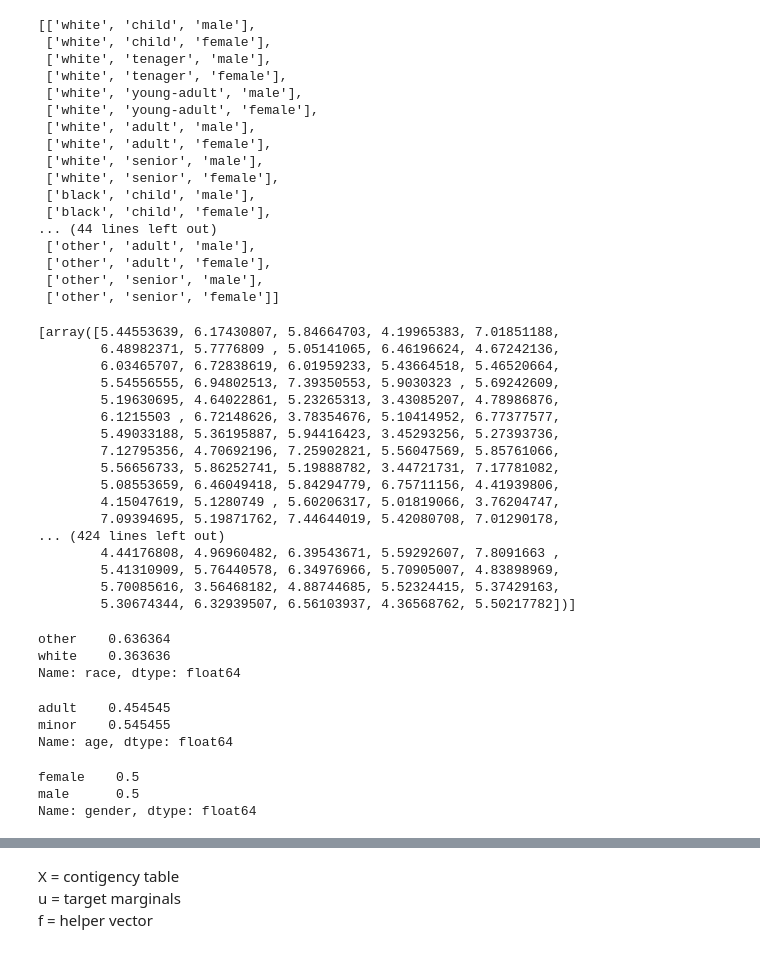
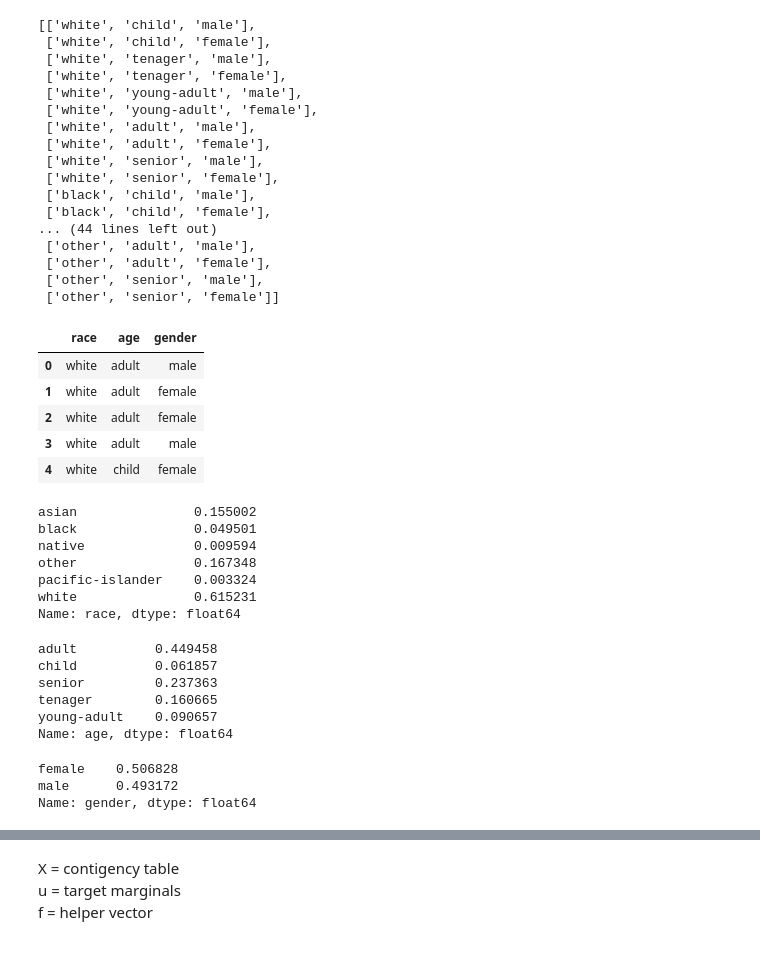
Before and after one commit to abuudarda/synthetic-population-simulation, a Jupyter notebook: Multidimensional_IPF_1.ipynb, the cells around one changed output, grey strips where cells are left out. Saved outputs shown, nothing was run; the diff lists cells and outputs as text; code cells hidden in the pictures.

```diff
--- a/Multidimensional_IPF_1.ipynb
+++ b/Multidimensional_IPF_1.ipynb
@@ -99,43 +99,43 @@ demographic
  ['other', 'adult', 'female'],
  ['other', 'senior', 'male'],
  ['other', 'senior', 'female']]
-# %%
-height
-# %% [output]
-[array([5.44553639, 6.17430807, 5.84664703, 4.19965383, 7.01851188,
-        6.48982371, 5.7776809 , 5.05141065, 6.46196624, 4.67242136,
-        6.03465707, 6.72838619, 6.01959233, 5.43664518, 5.46520664,
-        5.54556555, 6.94802513, 7.39350553, 5.9030323 , 5.69242609,
-        5.19630695, 4.64022861, 5.23265313, 3.43085207, 4.78986876,
-        6.1215503 , 6.72148626, 3.78354676, 5.10414952, 6.77377577,
-        5.49033188, 5.36195887, 5.94416423, 3.45293256, 5.27393736,
-        7.12795356, 4.70692196, 7.25902821, 5.56047569, 5.85761066,
-        5.56656733, 5.86252741, 5.19888782, 3.44721731, 7.17781082,
-        5.08553659, 6.46049418, 5.84294779, 6.75711156, 4.41939806,
-        4.15047619, 5.1280749 , 5.60206317, 5.01819066, 3.76204747,
-        7.09394695, 5.19871762, 7.44644019, 5.42080708, 7.01290178,
-... (424 lines left out)
-        4.44176808, 4.96960482, 6.39543671, 5.59292607, 7.8091663 ,
-        5.41310909, 5.76440578, 6.34976966, 5.70905007, 4.83898969,
-        5.70085616, 3.56468182, 4.88744685, 5.52324415, 5.37429163,
-        5.30674344, 6.32939507, 6.56103937, 4.36568762, 5.50217782])]
+# %%
+col_list = ["race", "age", "sex"]
+df = pd.read_csv("CA-data\\pums\\temp_pums.csv", usecols=col_list)
+df = df.rename(columns={'sex': 'gender'})
+df=df[["race", "age", "gender"]]
+df.head()
+# %% [output]
+|  | race | age | gender |
+| 0 | white | adult | male |
+| 1 | white | adult | female |
+| 2 | white | adult | female |
+| 3 | white | adult | male |
+| 4 | white | child | female |
 # %%
 df.race.value_counts().sort_index() / df.shape[0]
 # %% [output]
-other    0.636364
-white    0.363636
+asian               0.155002
+black               0.049501
+native              0.009594
+other               0.167348
+pacific-islander    0.003324
+white               0.615231
 Name: race, dtype: float64
 # %%
 df.age.value_counts().sort_index() / df.shape[0]
 # %% [output]
-adult    0.454545
-minor    0.545455
+adult          0.449458
+child          0.061857
+senior         0.237363
+tenager        0.160665
+young-adult    0.090657
 Name: age, dtype: float64
 # %%
 df.gender.value_counts().sort_index() / df.shape[0]
 # %% [output]
-female    0.5
-male      0.5
+female    0.506828
+male      0.493172
 Name: gender, dtype: float64
 # %%
 def get_target_marginals(d):
```
Also changed, not shown: parts of 9 cells of this notebook, 1 other file.
